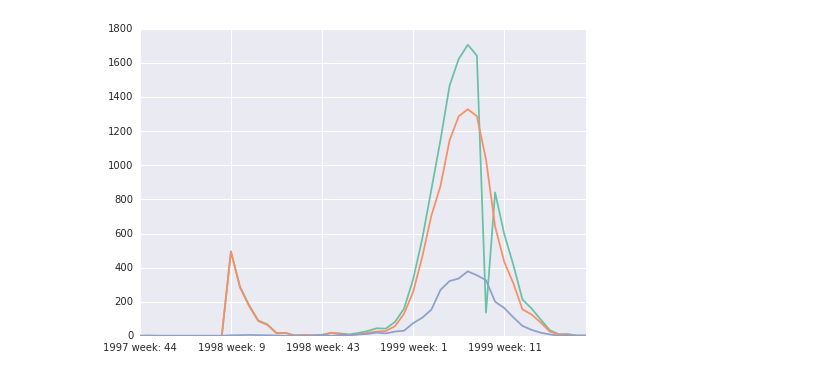
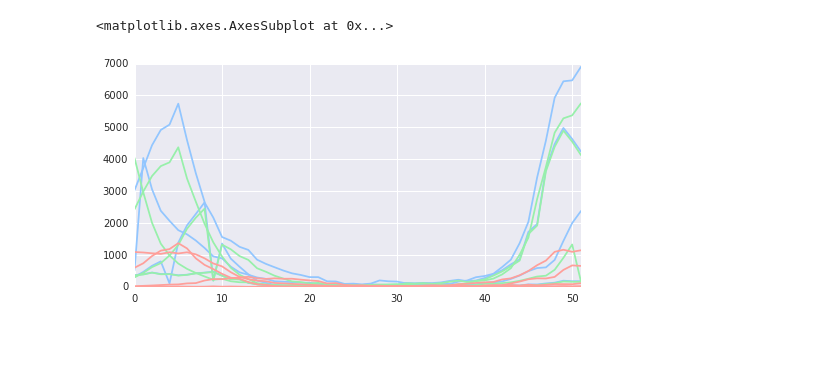
Before and after one commit to mstreit/PoV-time, a Jupyter notebook: PoV-time.ipynb, the cells around one changed output. Cells and saved outputs as stored; diff of their text form; code cells hidden in the pictures; blank space fills up the shorter version.

```diff
--- a/PoV-time.ipynb
+++ b/PoV-time.ipynb
@@ -26,7 +27,21 @@ plt.figure(); data.iloc[0,280:].plot(); data.iloc[1,280:].plot(); data.iloc[2,28
-# %%
-plt.figure();
-data.iloc[0,20:70].plot();
-data.iloc[1,20:70].plot();
-data.iloc[2,20:70].plot();
-# %% [output]
-[figure, removed]
+# %%
+mpl.rc("figure", figsize=(8, 4))
+c1, c2, c3 = sns.color_palette("pastel", 3)
+
+sns.tsplot(data.iloc[0,1:53], color=c1)
+sns.tsplot(data.iloc[0,54:106], color=c1)
+sns.tsplot(data.iloc[0,107:159], color=c1)
+sns.tsplot(data.iloc[0,160:212], color=c1)
+
+sns.tsplot(data.iloc[1,1:53], color=c2)
+sns.tsplot(data.iloc[1,54:106], color=c2)
+sns.tsplot(data.iloc[1,107:159], color=c2)
+sns.tsplot(data.iloc[1,160:212], color=c2)
+
+sns.tsplot(data.iloc[2,1:53], color=c3)
+sns.tsplot(data.iloc[2,54:106], color=c3)
+sns.tsplot(data.iloc[2,107:159], color=c3)
+sns.tsplot(data.iloc[2,160:212], color=c3)
+# %% [output]
+<matplotlib.axes.AxesSubplot at 0x...>
+[figure, added]
```
Also changed, not shown: parts of 6 cells of this notebook.
